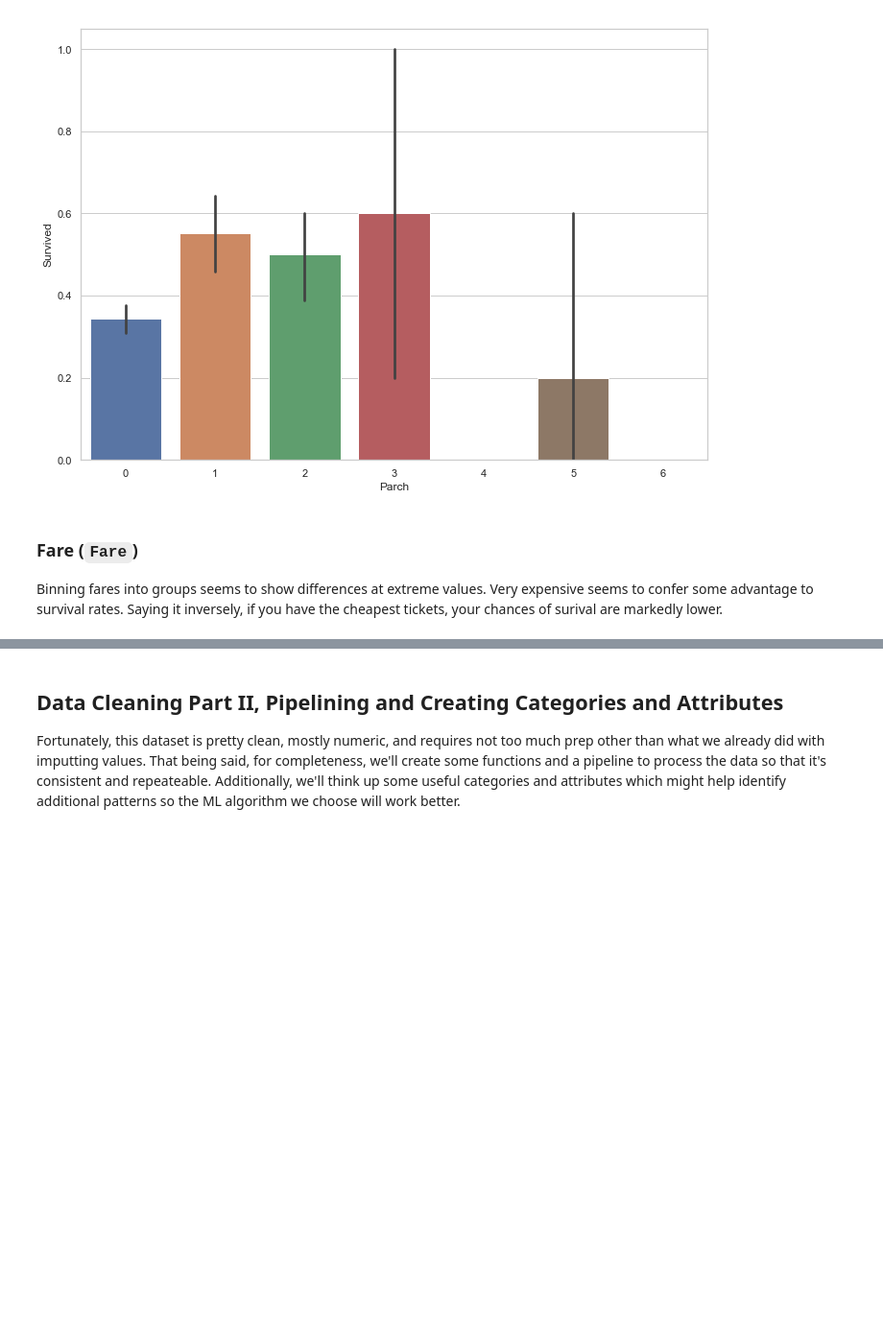
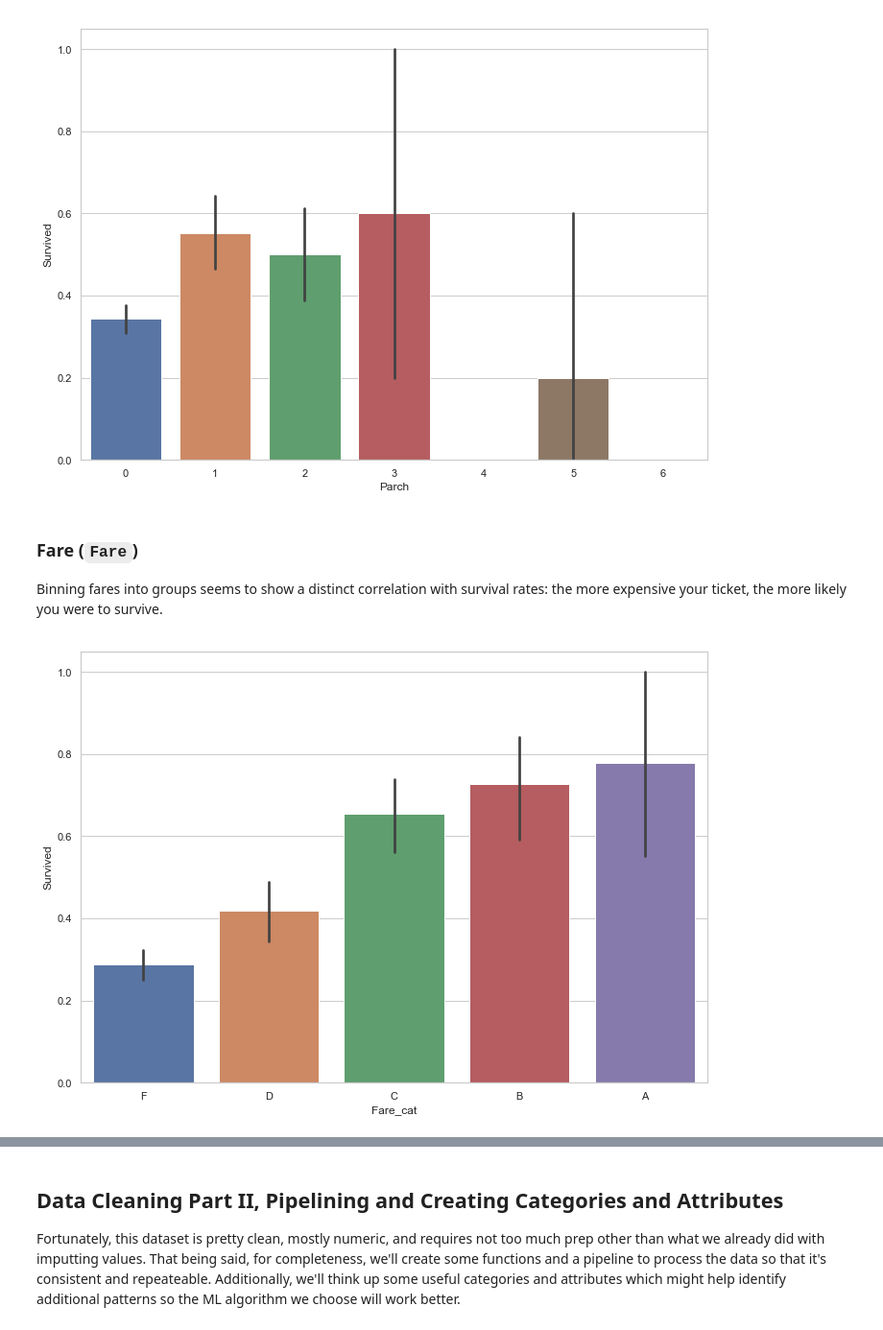
Before and after one commit to kaipak/kaggle-titanic, a Jupyter notebook: kaggle-titanic.ipynb, the cells around one changed output, grey strips where cells are left out. Shown at 96% size. Saved outputs shown, nothing was run; the diff lists cells and outputs as text; code cells hidden in the pictures; blank space fills up the shorter version.

```diff
--- a/kaggle-titanic.ipynb
+++ b/kaggle-titanic.ipynb
@@ -183,7 +152,14 @@ ax = sns.barplot(x='Parch', y='Survived', data=df_train)
 [figure]
 # %%
 df_train['Fare_Bins'] = pd.cut(df_train['Fare'], 8)
-# %% [markdown]
-### Fare (`Fare`)
-Binning fares into groups seems to show differences at extreme values. Very expensive seems to confer some advantage to survival rates. Saying it inversely, if you have the cheapest tickets, your chances of surival are markedly lower.
+# %% [markdown]
+### Fare (`Fare`)
+Binning fares into groups seems to show a distinct correlation with survival rates: the more expensive your ticket, the more likely you were to survive.
+# %%
+fare_cuts = [-1, 25, 50, 100, 250, 800]
+fare_labels = ["F", "D", "C", "B", "A"]
+df_train = pipeline.attrib_cats(df_train, "Fare", "Fare_cat", fare_cuts, fare_labels)
+ax = sns.barplot(x='Fare_cat', y='Survived', data=df_train)
+# %% [output]
+[figure, added]
 # %%
```
Also changed, not shown: parts of 38 cells of this notebook, 2 other files.
